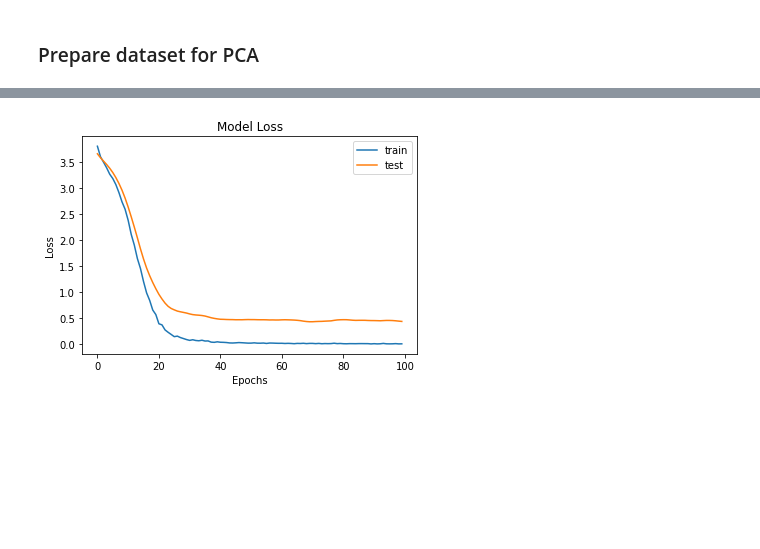
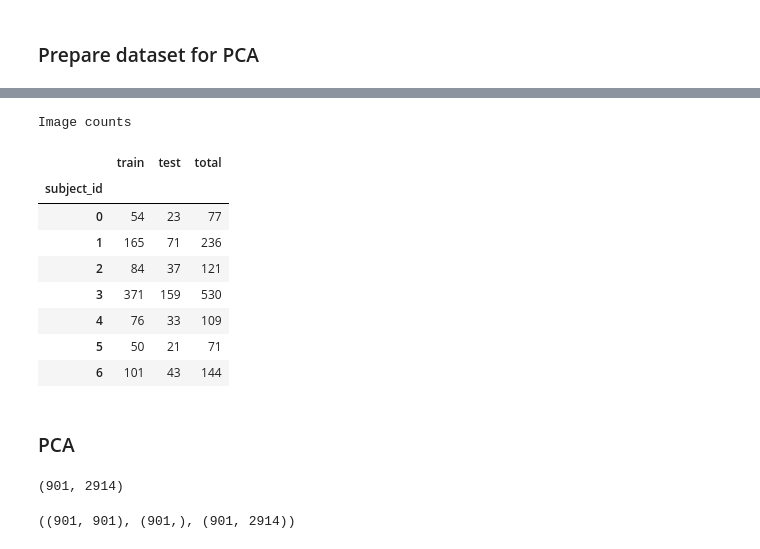
Before and after one commit to leephilipx/intelligent-system-design, a Jupyter notebook: part1/face-rec/lfw_people_pca_raw.ipynb, the cells around one changed output, grey strips where cells are left out. Drawn from its saved outputs; the diff is of its cells as text; code cells hidden in the pictures; blank space fills up the shorter version.

```diff
--- a/part1/face-rec/lfw_people_pca_raw.ipynb
+++ b/part1/face-rec/lfw_people_pca_raw.ipynb
@@ -76,5 +74,2 @@ show_10_faces_of_n_subject(images=data, subject_ids=[0,5, 21, 24, 36])
 # %% [markdown]
 ### Prepare dataset for PCA
-# %%
-X = data.reshape((data.shape[0], -1))
-print('X shape:', X.shape)
@@ -83,5 +76,8 @@ X shape: (400, 4096)
 # %%
-X_train, X_test, y_train, y_test = train_test_split(X, target, test_size=0.3, stratify=target, random_state=0)
+X_train, X_test, y_train, y_test = train_test_split(X, y, test_size=0.3, stratify=y, random_state=42)
+
 print('X_train shape:', X_train.shape)
 print('y_train shape:', y_train.shape)
+print('X_test shape:', X_test.shape)
+print('y_test shape:', y_test.shape)
 # %% [output]
@@ -196,6 +87,0 @@ from keras import regularizers
-# %%
-y_train = to_categorical(y_train, 40)
-y_test = to_categorical(y_test, 40)
-
-print(y_train.shape)
-print(y_test.shape)
@@ -272,11 +88,23 @@ plt.show()
-# %%
-plt.plot(history.history['loss'])
-plt.plot(history.history['val_loss'])
-
-plt.title('Model Loss')
-plt.ylabel('Loss')
-plt.xlabel('Epochs')
-plt.legend(['train', 'test'])
-plt.show()
-# %% [output]
-[figure, removed]
+# %%
+df_counts = pd.DataFrame({
+    'subject_id': np.arange(n_classes),
+    'train': np.unique(y_train, return_counts=True)[1],
+    'test': np.unique(y_test, return_counts=True)[1],
+    'total': np.unique(y, return_counts=True)[1]
+})
+
+print('Image counts')
+df_counts.set_index('subject_id')
+# %% [output]
+Image counts
+|  | train | test | total |
+| subject_id |  |  |  |
+| 0 | 54 | 23 | 77 |
+| 1 | 165 | 71 | 236 |
+| 2 | 84 | 37 | 121 |
+| 3 | 371 | 159 | 530 |
+| 4 | 76 | 33 | 109 |
+| 5 | 50 | 21 | 71 |
+| 6 | 101 | 43 | 144 |
+# %% [markdown]
+### PCA
@@ -282,0 +120,14 @@ plt.show()
+# %%
+X_train_mean = np.mean(X_train, axis=0)
+X_train_centered = X_train - X_train_mean
+
+X_train_centered.shape
+# %% [output]
+(901, 2914)
+# %%
+U, S, Vt = np.linalg.svd(X_train_centered, full_matrices=False)
+U, Vt = svd_flip(U, Vt)
+
+U.shape, S.shape, Vt.shape
+# %% [output]
+((901, 901), (901,), (901, 2914))
```
Also changed, not shown: parts of 35 cells of this notebook, 1 other file.
